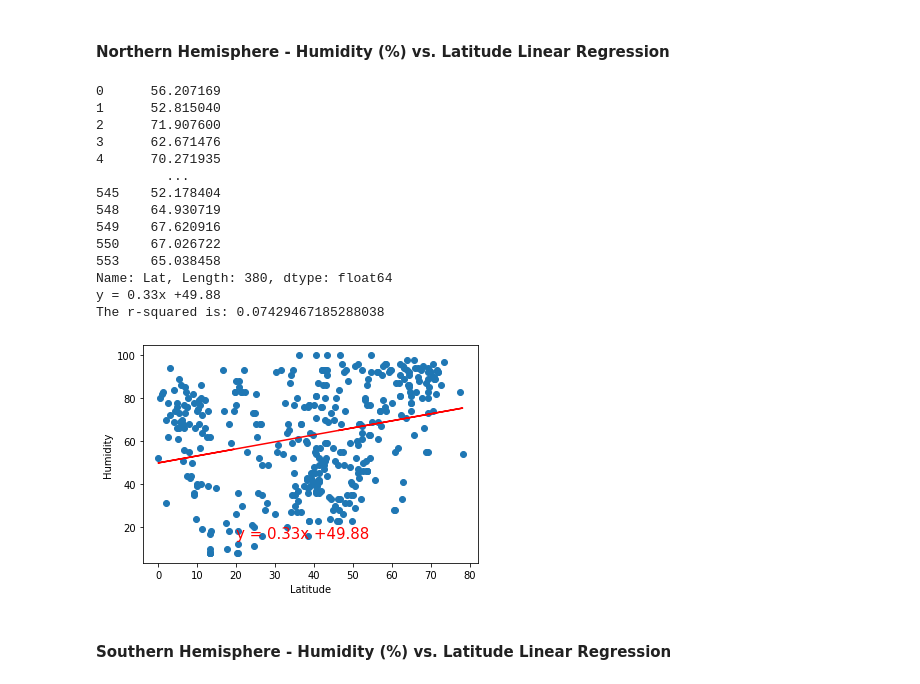
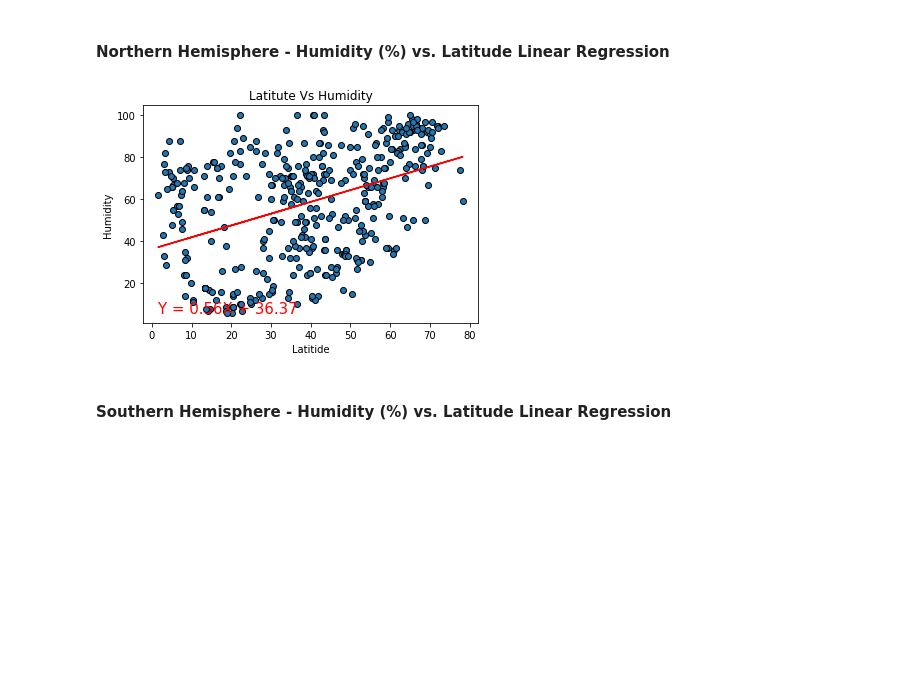
Before and after one commit to Monalipatel/Python-api-challenge, a Jupyter notebook: Weatherpy/WeatherPy.ipynb, the cells around one changed output. Saved outputs shown, nothing was run; the diff lists cells and outputs as text; code cells hidden in the pictures; blank space fills up the shorter version.

```diff
--- a/Weatherpy/WeatherPy.ipynb
+++ b/Weatherpy/WeatherPy.ipynb
@@ -344,49 +278,9 @@ The r-squared is: 0.49812617302016676
 # %% [markdown]
 ####  Northern Hemisphere - Humidity (%) vs. Latitude Linear Regression
-# %%
-# Perform a linear regression on Humidity (%) vs. latitude
-
-x_values = northern_df['Lat']
-y_values = northern_df['Humidity']
-
-(slope, intercept, rvalue, pvalue, stderr) = stats.linregress(x_values, y_values)
-
-# Get regression values
-regress_values = x_values * slope + intercept
-print(regress_values)
-
-line_eq = "y = " + str(round(slope,2)) + "x +" + str(round(intercept,2))
-print(line_eq)
-
-# Create Plot
-plt.scatter(x_values,y_values)
-plt.plot(x_values,regress_values,"r-")
-
-# Label plot and annotate the line equation
-plt.xlabel('Latitude')
-plt.ylabel('Humidity')
-plt.annotate(line_eq,(20,15),fontsize=15,color="red")
-
-# Print r square value
-print(f"The r-squared is: {rvalue**2}")
-
-# Show plot
-plt.show()
-# %% [output]
-0      56.207169
-1      52.815040
-2      71.907600
-3      62.671476
-4      70.271935
-         ...
-545    52.178404
-548    64.930719
-549    67.620916
-550    67.026722
-553    65.038458
-Name: Lat, Length: 380, dtype: float64
-y = 0.33x +49.88
-The r-squared is: 0.07429467185288038
-[figure, removed]
+# %%
+# Perform a linear regression on Humidity (%) vs. latitude
+linearReg(northern_df["Lat"],northern_df['Humidity'],'Humidity')
+# %% [output]
+[figure, added]
 # %% [markdown]
 ####  Southern Hemisphere - Humidity (%) vs. Latitude Linear Regression
```
Also changed, not shown: parts of 25 cells of this notebook, 15 other files.
